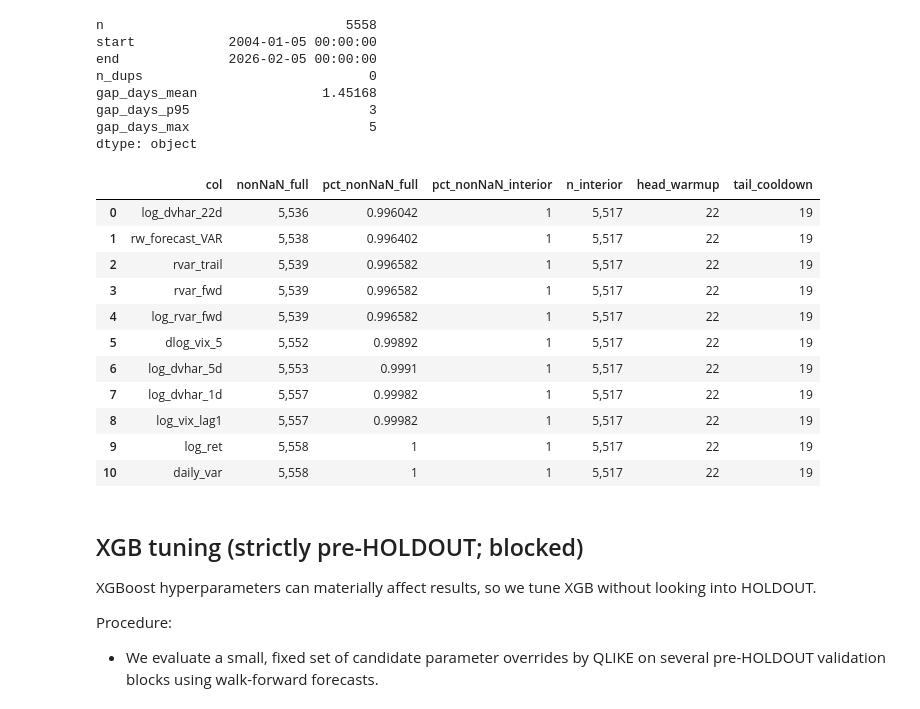
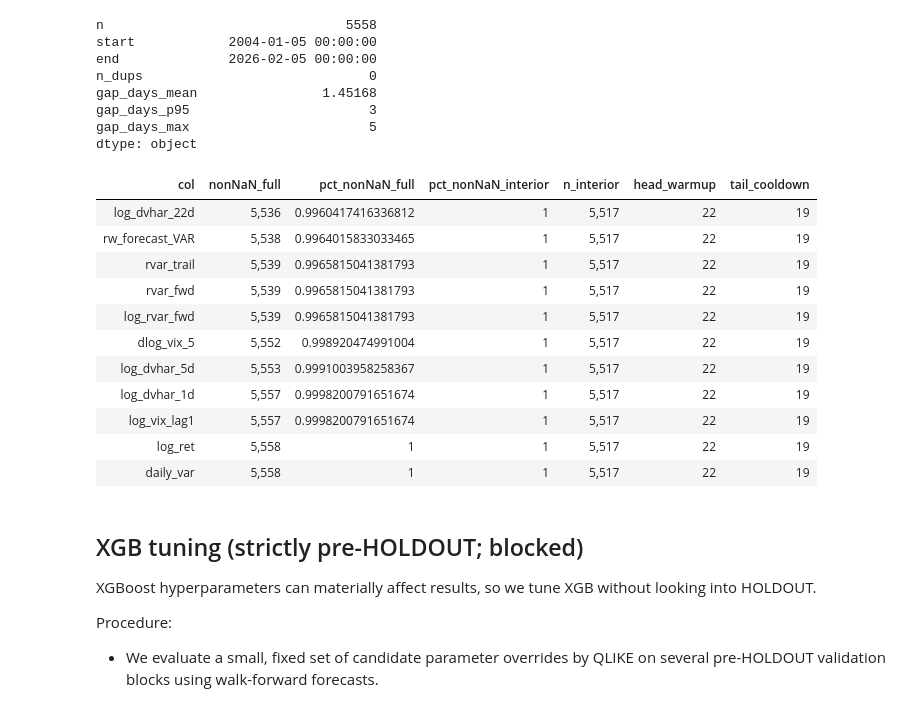
Before and after one commit to MJG-10/vol-forecast-and-control, a Jupyter notebook: notebooks/01_results.ipynb, the cells around one changed output. Cells and saved outputs as stored; diff of their text form; code cells hidden in the pictures.

```diff
--- a/notebooks/01_results.ipynb
+++ b/notebooks/01_results.ipynb
@@ -19,12 +19,19 @@ from vol_forecast.runner.experiment_pipeline import build_experiment_df
 from vol_forecast.runner.experiment import compute_experiment_report
 from vol_forecast.models_tuning.tuning import tune_xgb_params_pre_holdout
 
-from vol_forecast.runner.report_io import console_report, plot_report, save_report_csvs
-
 pd.set_option("display.max_columns", 200)
 pd.set_option("display.width", 140)
 pd.set_option("display.max_rows", 200)
 pd.set_option("display.float_format", lambda x: f"{x:,.6g}")
+
+def _fmt_cell(x):
+    if isinstance(x, (np.floating, float)):
+        x = float(x)
+        return f"{x:,.0f}" if x.is_integer() else str(x)
+    return str(x)
+
+def show_df(df: pd.DataFrame) -> None:
+    display(df.style.hide(axis="index").format(_fmt_cell))
 # %% [markdown]
 ## Overview
 
@@ -145,20 +152,20 @@ gap_days_p95                       3
 gap_days_max                       5
 dtype: object
 # %%
-build_meta["data_diag_core"]["core_coverage"]
+show_df(build_meta["data_diag_core"]["core_coverage"])
 # %% [output]
-|  | col | nonNaN_full | pct_nonNaN_full | pct_nonNaN_interior | n_interior | head_warmup | tail_cooldown |
-| 0 | log_dvhar_22d | 5,536 | 0.996042 | 1 | 5,517 | 22 | 19 |
-| 1 | rw_forecast_VAR | 5,538 | 0.996402 | 1 | 5,517 | 22 | 19 |
-| 2 | rvar_trail | 5,539 | 0.996582 | 1 | 5,517 | 22 | 19 |
-| 3 | rvar_fwd | 5,539 | 0.996582 | 1 | 5,517 | 22 | 19 |
-| 4 | log_rvar_fwd | 5,539 | 0.996582 | 1 | 5,517 | 22 | 19 |
-| 5 | dlog_vix_5 | 5,552 | 0.99892 | 1 | 5,517 | 22 | 19 |
-| 6 | log_dvhar_5d | 5,553 | 0.9991 | 1 | 5,517 | 22 | 19 |
-| 7 | log_dvhar_1d | 5,557 | 0.99982 | 1 | 5,517 | 22 | 19 |
-| 8 | log_vix_lag1 | 5,557 | 0.99982 | 1 | 5,517 | 22 | 19 |
-| 9 | log_ret | 5,558 | 1 | 1 | 5,517 | 22 | 19 |
-| 10 | daily_var | 5,558 | 1 | 1 | 5,517 | 22 | 19 |
+| col | nonNaN_full | pct_nonNaN_full | pct_nonNaN_interior | n_interior | head_warmup | tail_cooldown |
+| log_dvhar_22d | 5,536 | 0.9960417416336812 | 1 | 5,517 | 22 | 19 |
+| rw_forecast_VAR | 5,538 | 0.9964015833033465 | 1 | 5,517 | 22 | 19 |
+| rvar_trail | 5,539 | 0.9965815041381793 | 1 | 5,517 | 22 | 19 |
+| rvar_fwd | 5,539 | 0.9965815041381793 | 1 | 5,517 | 22 | 19 |
+| log_rvar_fwd | 5,539 | 0.9965815041381793 | 1 | 5,517 | 22 | 19 |
+| dlog_vix_5 | 5,552 | 0.998920474991004 | 1 | 5,517 | 22 | 19 |
+| log_dvhar_5d | 5,553 | 0.9991003958258367 | 1 | 5,517 | 22 | 19 |
+| log_dvhar_1d | 5,557 | 0.9998200791651674 | 1 | 5,517 | 22 | 19 |
+| log_vix_lag1 | 5,557 | 0.9998200791651674 | 1 | 5,517 | 22 | 19 |
+| log_ret | 5,558 | 1 | 1 | 5,517 | 22 | 19 |
+| daily_var | 5,558 | 1 | 1 | 5,517 | 22 | 19 |
 # %% [markdown]
 ## XGB tuning (strictly pre-HOLDOUT; blocked)
 
```
Also changed, not shown: parts of 9 cells of this notebook.
